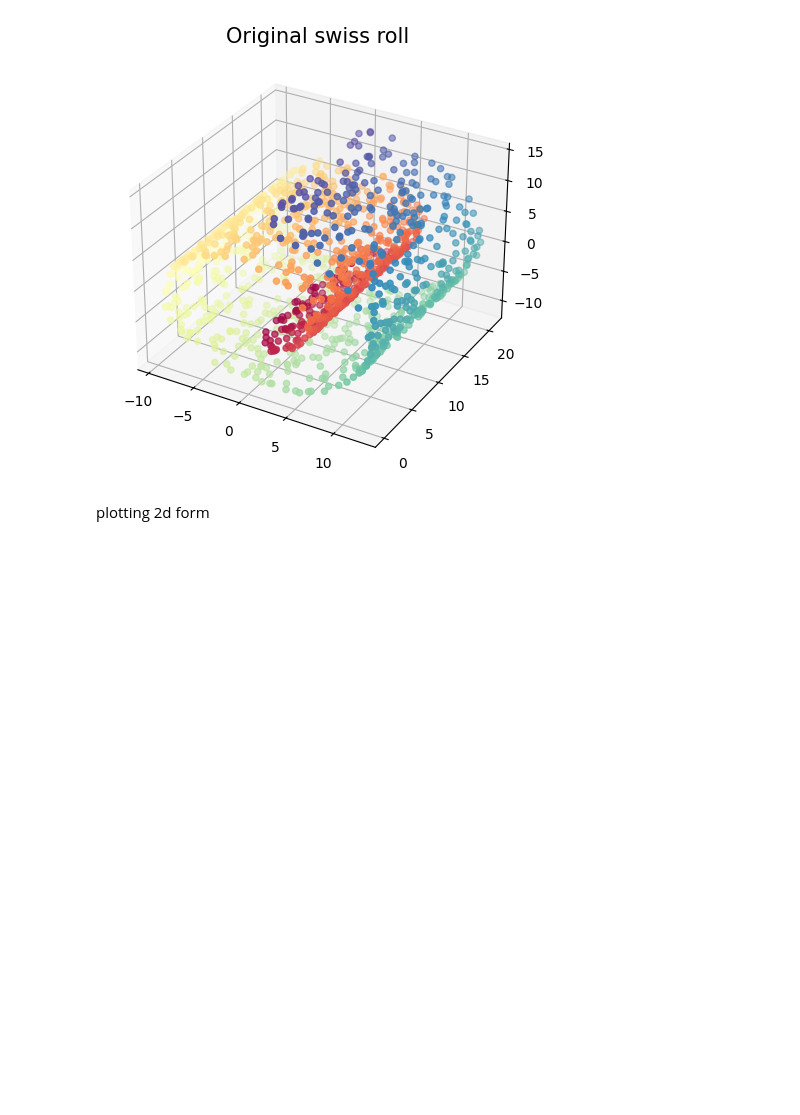
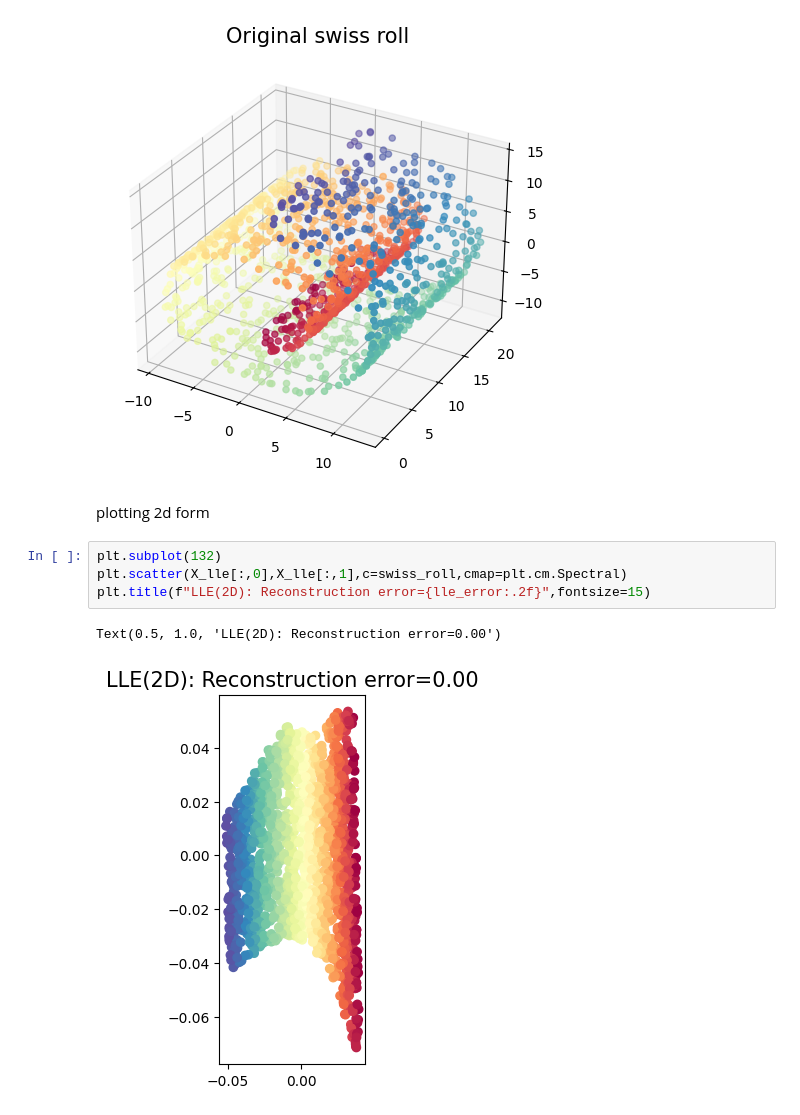
Before and after one commit to shovo896/ML_Models-, a Jupyter notebook: LLE.ipynb, the cells around one changed output. Cells and saved outputs as stored; diff of their text form; blank space fills up the shorter version.

```diff
--- a/LLE.ipynb
+++ b/LLE.ipynb
@@ -27,3 +27,10 @@ Text(0.5, 0.92, 'Original swiss roll')
 [figure]
 # %% [markdown]
 plotting 2d form
+# %%
+plt.subplot(132)
+plt.scatter(X_lle[:,0],X_lle[:,1],c=swiss_roll,cmap=plt.cm.Spectral)
+plt.title(f"LLE(2D): Reconstruction error={lle_error:.2f}",fontsize=15)
+# %% [output]
+Text(0.5, 1.0, 'LLE(2D): Reconstruction error=0.00')
+[figure, added]
```
